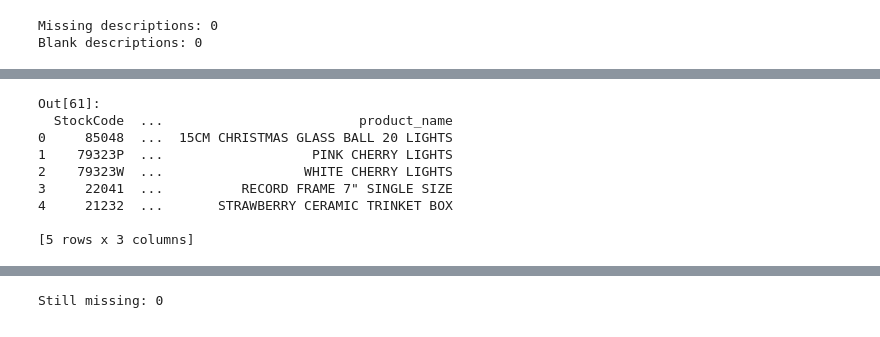
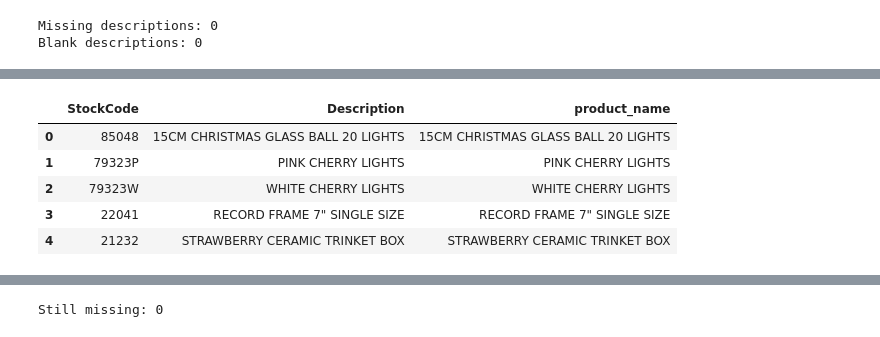
Before and after one commit to SmithChen825/online-retail-analysis, a Jupyter notebook: 01_data_check.ipynb, the cells around one changed output, grey strips where cells are left out. Cells and saved outputs as stored; diff of their text form; code cells hidden in the pictures.

```diff
--- a/01_data_check.ipynb
+++ b/01_data_check.ipynb
@@ -1012,24 +928,21 @@ Out[60]:
 # %%
-combined = combined.drop(columns=["product_name"], errors="ignore").merge(
+combined = combined.merge(
     product_names,
     on="StockCode",
     how="left",
     validate="many_to_one"
 )
 
 combined[
     ["StockCode", "Description", "product_name"]
 ].head()
 # %% [output]
-Out[61]:
-  StockCode  ...                         product_name
-0     85048  ...  15CM CHRISTMAS GLASS BALL 20 LIGHTS
-1    79323P  ...                   PINK CHERRY LIGHTS
-2    79323W  ...                  WHITE CHERRY LIGHTS
-3     22041  ...          RECORD FRAME 7" SINGLE SIZE
-4     21232  ...       STRAWBERRY CERAMIC TRINKET BOX
-
-[5 rows x 3 columns]
+|  | StockCode | Description | product_name |
+| 0 | 85048 | 15CM CHRISTMAS GLASS BALL 20 LIGHTS | 15CM CHRISTMAS GLASS BALL 20 LIGHTS |
+| 1 | 79323P | PINK CHERRY LIGHTS | PINK CHERRY LIGHTS |
+| 2 | 79323W | WHITE CHERRY LIGHTS | WHITE CHERRY LIGHTS |
+| 3 | 22041 | RECORD FRAME 7" SINGLE SIZE | RECORD FRAME 7" SINGLE SIZE |
+| 4 | 21232 | STRAWBERRY CERAMIC TRINKET BOX | STRAWBERRY CERAMIC TRINKET BOX |
 # %%
 missing_names = combined[
     combined["is_product_cancellation_candidate"]
```
Also changed, not shown: parts of 94 cells of this notebook, 2 other files.
